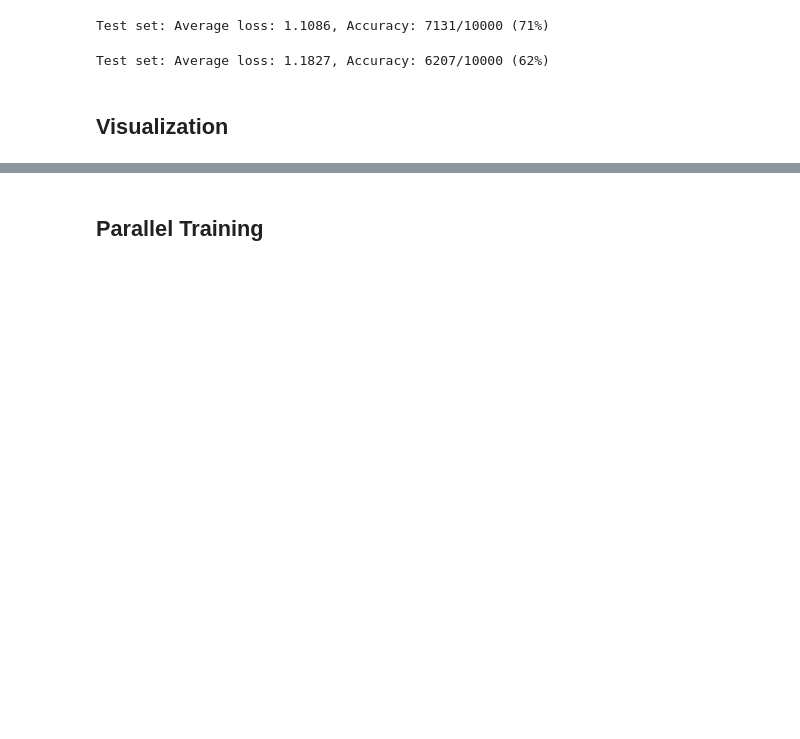
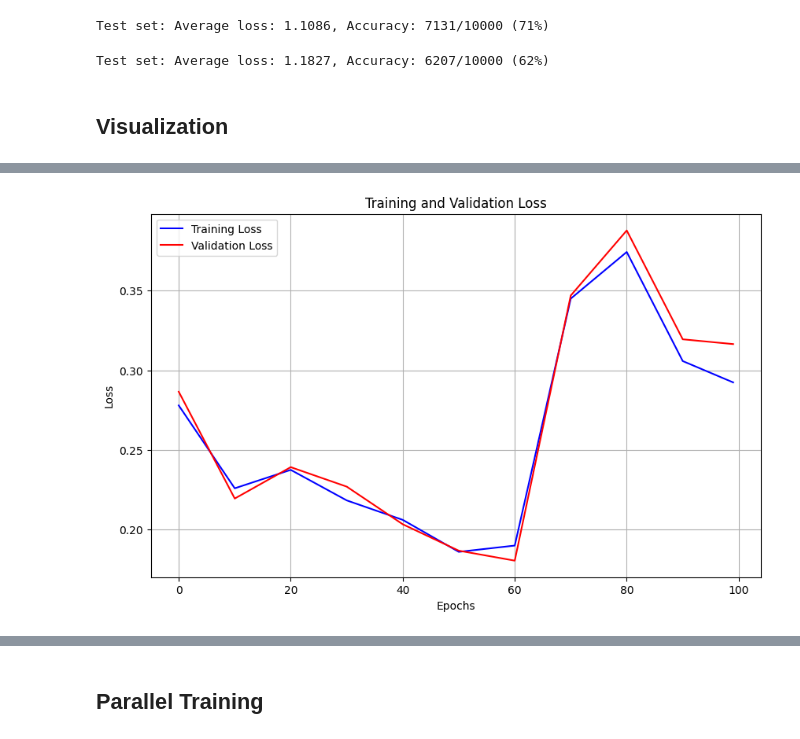
Before and after one commit to AnshPrakash/KnowledgeDistillation, a Jupyter notebook: KnowledgeDistillation.ipynb, the cells around one changed output, grey strips where cells are left out. Drawn from its saved outputs; the diff is of its cells as text; code cells hidden in the pictures; blank space fills up the shorter version.

```diff
--- a/KnowledgeDistillation.ipynb
+++ b/KnowledgeDistillation.ipynb
@@ -746,0 +884,3 @@ def visualize_loss_curve(model_name):
+# %%
+visualize_loss_curve_with_kd( resnet_10, kd_resnet_6, "kd_resnet_6", device)
+# %% [output]
@@ -747,3 +904,4 @@ def visualize_loss_curve(model_name):
+[figure, added]
 # %%
 visualize_loss_curve("resnet_3")
 # %% [output]
```
Also changed, not shown: parts of 19 cells of this notebook.
